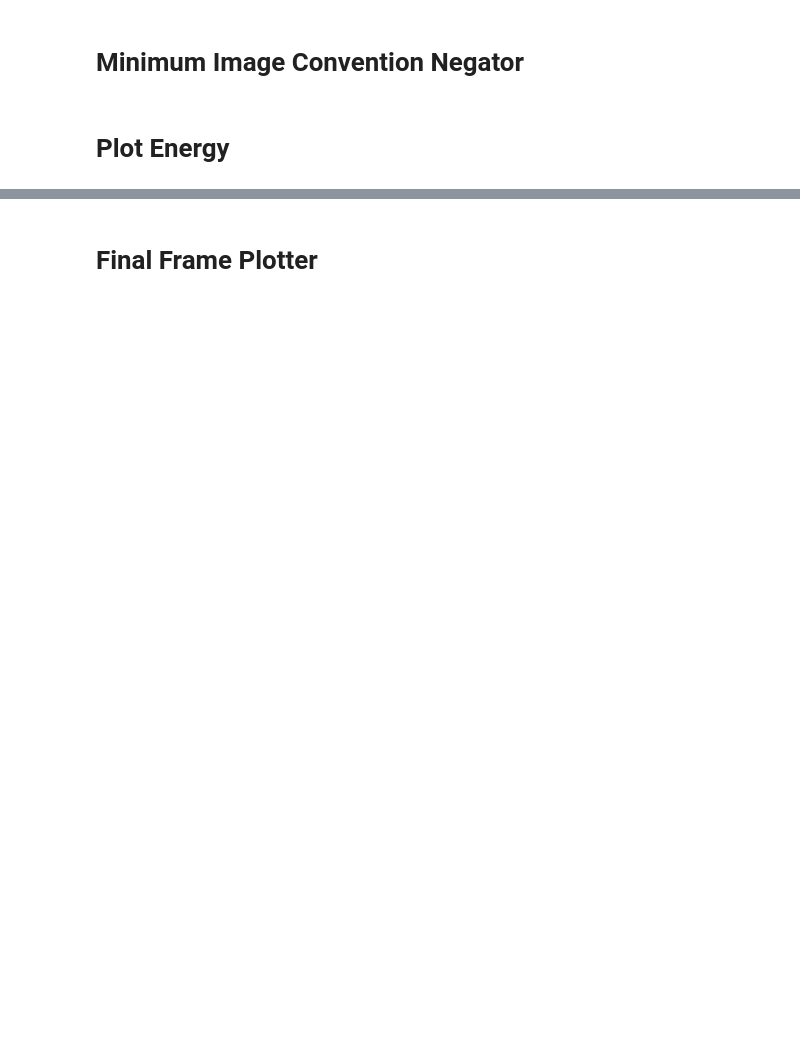
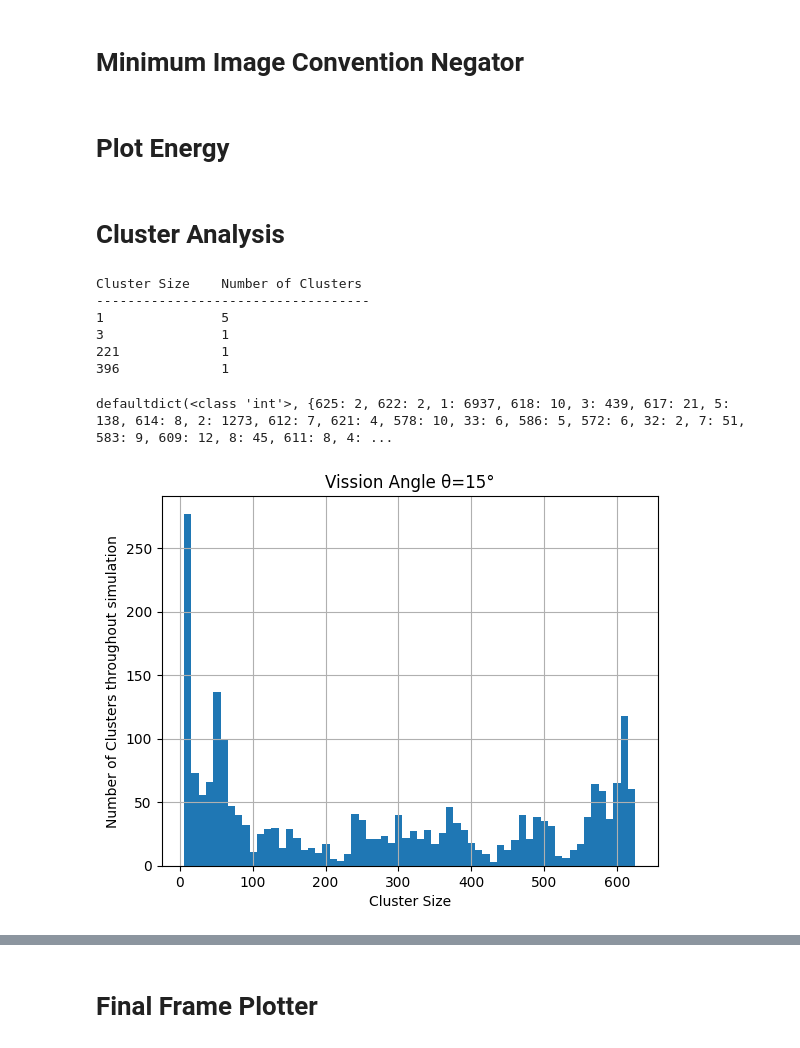
Before and after one commit to hawexrutile/Fluid-Simulations, a Jupyter notebook: Analyze.ipynb, the cells around one changed output, grey strips where cells are left out. Cells and saved outputs as stored; diff of their text form; code cells hidden in the pictures; blank space fills up the shorter version.

Commit message:
Cluster analysis

```diff
--- a/Analyze.ipynb
+++ b/Analyze.ipynb
@@ -27,7 +33,8 @@ from matplotlib.patches import Wedge
 
 # path = os.path.join(path, latest_folder+"/")
 # print(path)
-path=r"Runs\Low Density\DualRun\D0.7Run\Mon_Feb_12_14_11_11_2024/"
+# path=r"Runs\Low Density\CRun\B31S1.0D0.0M15"
+path=r"Runs\High Density\CRun\B31S1.0D0.0M15"
 # %%
 def save_param(path):
     csv_file_path=path+"/params.csv"
@@ -111,3 +121,5 @@ def energy_plotly_plotter(xlabel, ylabel):
     fig.show()
 
 energy_plotly_plotter("Time", "Energy per Particle")
+# %% [markdown]
+# Cluster Analysis
@@ -113,0 +166,72 @@ energy_plotly_plotter("Time", "Energy per Particle")
+# %%
+def frame_cluster_counter(coordinates, eps, min_samples):
+    # Initialize, fit DBSCAN and Retrieve the cluster labels assigned by DBSCAN
+    dbscan = DBSCAN(eps=eps, min_samples=min_samples)
+    dbscan.fit(coordinates)
+    cluster_labels = dbscan.labels_
+
+    # Initialize a dictionary to store the cluster size and the count of clusters with that size
+    frame_cluster_outdata= defaultdict(int)
+
+    # Count the number of points in each cluster
+    for label in set(cluster_labels):
+        # if label == -1: continue
+        if label == -1: frame_cluster_outdata[1] =np.sum(cluster_labels == label)
+        else: frame_cluster_outdata[np.sum(cluster_labels == label)] += 1
+
+    return frame_cluster_outdata
+frame_cluster_size_count=frame_cluster_counter(coordinates, eps, min_samples)
+# Print the database listing the cluster size and the number of clusters with that size
+print("Cluster Size\tNumber of Clusters\n-----------------------------------")
+for cluster_size, count in sorted(frame_cluster_size_count.items()): print(f"{cluster_size}\t\t{count}")
+# %% [output]
+Cluster Size    Number of Clusters
+-----------------------------------
+1               5
+3               1
+221             1
+396             1
+# %%
+def spatial_clusteral_distribution(particle_data):
+    accumulated_cluster_size_count = defaultdict(int)
+    positions = particle_data[:, :, 2:4]
+    size=positions.shape[0]
+
+    for frame in particle_data:
+        coordinates = frame[:, 2:4]
+        frame_cluster_size_count=frame_cluster_counter(coordinates, eps, min_samples)
+
+        for cluster_size, count in frame_cluster_size_count.items(): accumulated_cluster_size_count[cluster_size] += count
+    return accumulated_cluster_size_count
+accumulated_cluster_size_count= spatial_clusteral_distribution(particleData)
+print(accumulated_cluster_size_count)
+# %% [output]
+defaultdict(<class 'int'>, {625: 2, 622: 2, 1: 6937, 618: 10, 3: 439, 617: 21, 5: 138, 614: 8, 2: 1273, 612: 7, 621: 4, 578: 10, 33: 6, 586: 5, 572: 6, 32: 2, 7: 51, 583: 9, 609: 12, 8: 45, 611: 8, 4: ...
+# %%
+def plot_spatial_cluster_distrribution(particle_data, accumulated_cluster_size_count, theta, folder_path):
+    # average_cluster_size_count = {cluster_size: count/size for cluster_size, count in accumulated_cluster_size_count.items()}
+    bin_size = 10
+    positions = particle_data[:, :, 2:4]
+    num_bins = positions.shape[1] // bin_size
+
+    # crerate a list which stores the "cluster size" n times where  n is the number of clusters of that size
+    cluster_size_list = [cluster_size for cluster_size, count in accumulated_cluster_size_count.items() for _ in range(count)]
+    #sort cluster_size_list
+    cluster_size_list.sort()
+    # remove firsdt 10% of the data
+    cluster_size_list=cluster_size_list[int(len(cluster_size_list)*0.8):]
+    # # plot average_cluster_size_count as a histogram
+    plt.hist(cluster_size_list, bins=num_bins)
+    # plt.bar(average_cluster_size_count.keys(), average_cluster_size_count.values())
+    plt.xlabel('Cluster Size')
+    plt.ylabel('Number of Clusters throughout simulation')
+    # plt.xlim(100, 600)
+
+    plt.title(f'Vission Angle \u03B8={round(theta)}\u00B0')
+    plt.grid()
+    plt.savefig(os.path.join(folder_path, 'spatial_clusteral_distribution.png'))
+    plt.show()
+    plt.close()
+plot_spatial_cluster_distrribution(particleData, accumulated_cluster_size_count, theta, path)
+# %% [output]
+[figure, added]
```
Also changed, not shown: parts of 31 cells of this notebook.
